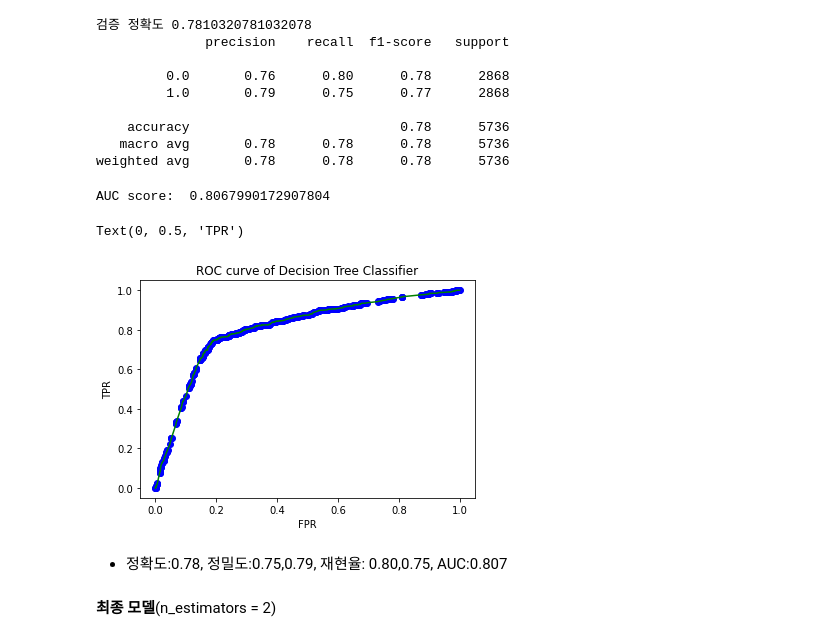
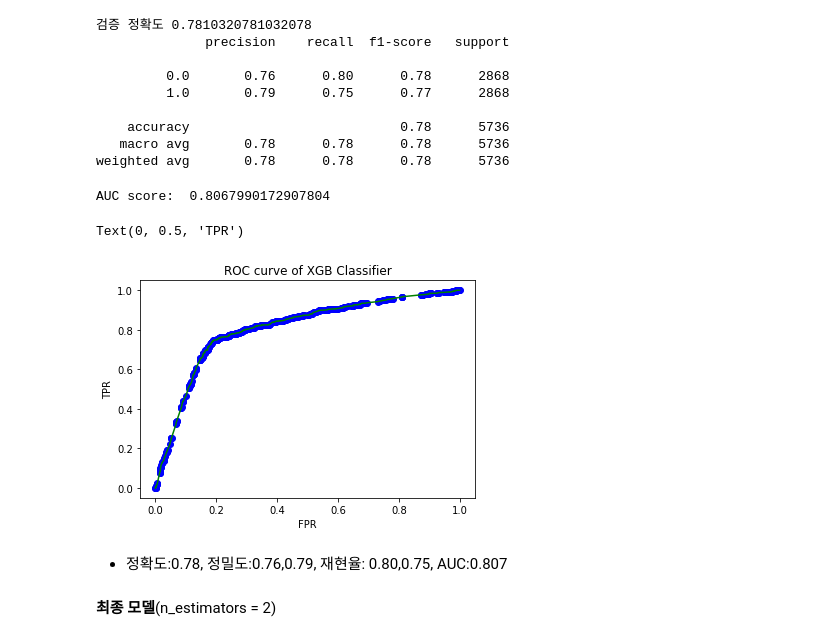
Before and after one commit to hiswordsini/AI_Bootcamp_Project, a Jupyter notebook: Section2.ipynb, the cells around one changed output. Cells and saved outputs as stored; diff of their text form; code cells hidden in the pictures.

```diff
--- a/Section2.ipynb
+++ b/Section2.ipynb
@@ -1661,20 +1665,20 @@ weighted avg       0.78      0.78      0.78      5736
 # %%
 y_pred_proba = model2.predict_proba(X_val_encoded2)[:, -1]
 print('AUC score: ', roc_auc_score(y_val, y_pred_proba))
 fpr, tpr, thresholds = roc_curve(y_val, y_pred_proba)
 plt.scatter(fpr, tpr, color='blue')
 plt.plot(fpr, tpr, color='green')
-plt.title('ROC curve of Decision Tree Classifier')
+plt.title('ROC curve of XGB Classifier')
 plt.xlabel('FPR')
 plt.ylabel('TPR')
 # %% [output]
 AUC score:  0.8067990172907804
 Text(0, 0.5, 'TPR')
-[figure, old version]
+[figure, new version]
 # %% [markdown]
 
 
-* 정확도:0.78, 정밀도:0.75,0.79, 재현율: 0.80,0.75, AUC:0.807
+* 정확도:0.78, 정밀도:0.76,0.79, 재현율: 0.80,0.75, AUC:0.807
 # %% [markdown]
 **최종 모델**(n_estimators = 2)
 # %%
```
Also changed, not shown: parts of 19 cells of this notebook.
